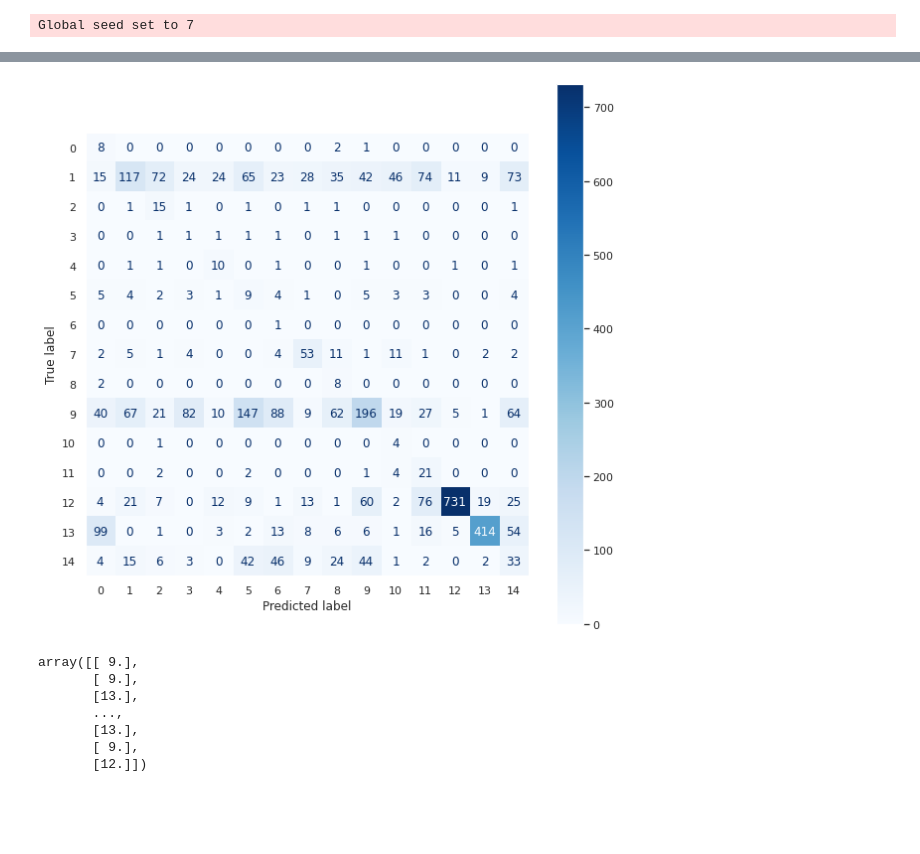
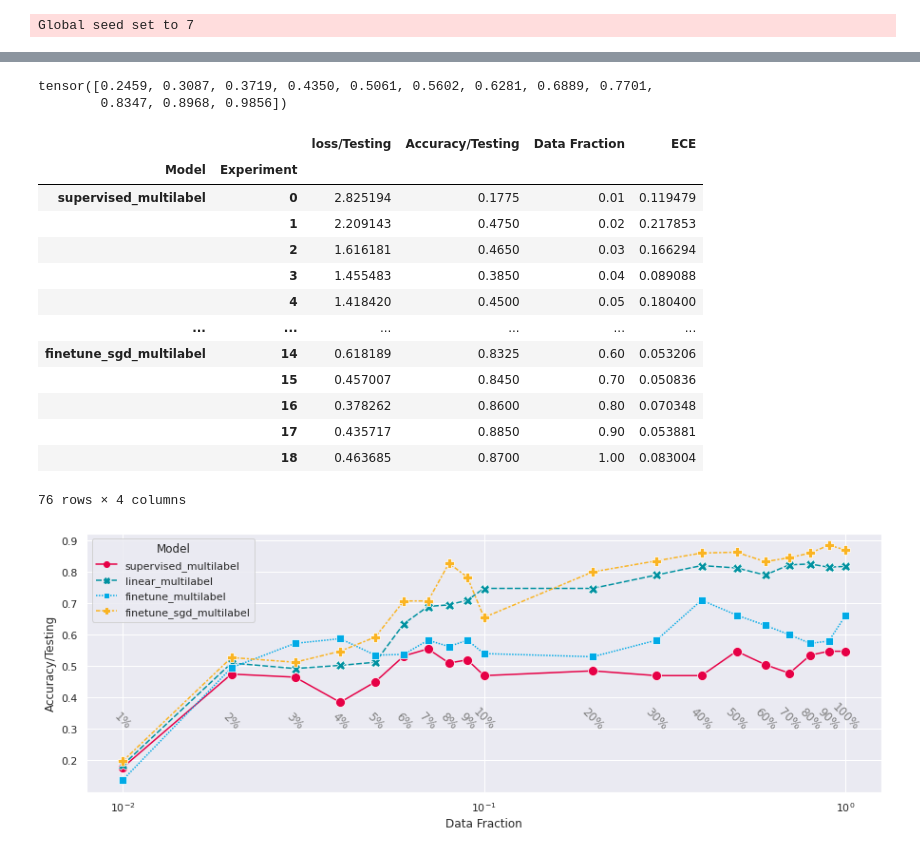
Before and after one commit to m-dml/plankton-classifier, a Jupyter notebook: notebooks/Run_on_test_data.ipynb, the cells around one changed output, grey strips where cells are left out. Cells and saved outputs as stored; diff of their text form; code cells hidden in the pictures; blank space fills up the shorter version.

```diff
--- a/notebooks/Run_on_test_data.ipynb
+++ b/notebooks/Run_on_test_data.ipynb
@@ -124,26 +145,0 @@ ort.get_device()
-# %%
-# init onnx:
-for ONNX_FILE in onnx_files:
-    options = ort.SessionOptions()
-    options.inter_op_num_threads = 1
-    options.intra_op_num_threads = 1
-
-    ort_sess = ort.InferenceSession(ONNX_FILE, sess_options=options, providers=["CUDAExecutionProvider"])
-    ort_sess.get_inputs()[0].name
-
-    # make some prediction from the loaded onnx model:
-
-    input_name = ort_sess.get_inputs()[0].name
-    output_name = ort_sess.get_outputs()[0].name
-
-    predicted_probabilities = np.empty(shape=(len(dataloader.dataset), ort_sess.get_outputs()[0].shape[1]))
-    targets = np.empty(shape=(len(dataloader.dataset), 1))
-    predicted_labels = np.empty_like(targets)
-    counter = 0
-    for batch in dataloader:
-        x, y = batch
-        predicted_probabilities[counter : counter + x.shape[0]] = ort_sess.run([output_name], {input_name: x.cpu().numpy()})[0]
-        predicted_labels = scipy.special.softmax(predicted_probabilities, axis=1).argmax(axis=1)
-        targets[counter : counter + x.shape[0]] = y[0]
-        counter += x.shape[0]
-    print(sklearn.metrics.accuracy_score(y_true=targets, y_pred=predicted_labels))
@@ -168,18 +257,36 @@ for ONNX_FILE in onnx_files:
+# %%
+confidences
+# %% [output]
+tensor([0.2459, 0.3087, 0.3719, 0.4350, 0.5061, 0.5602, 0.6281, 0.6889, 0.7701,
+        0.8347, 0.8968, 0.9856])
 # %%
-cm = sklearn.metrics.confusion_matrix(y_true=targets, y_pred=predicted_labels)
-fig, ax = plt.subplots(figsize=(10,10))
-disp = sklearn.metrics.ConfusionMatrixDisplay(confusion_matrix=cm)
-disp.plot(ax=ax, cmap="Blues")
-ax.grid(False)
+reform = {(outerKey, innerKey): values for outerKey, innerDict in return_metrics.items() for innerKey, values in innerDict.items()}
+multi_label_df = pd.DataFrame.from_dict(reform).T
+multi_label_df.index.names = ("Model", "Experiment")
+multi_label_df
 # %% [output]
-[figure, removed]
+|  |  | loss/Testing | Accuracy/Testing | Data Fraction | ECE |
+| Model | Experiment |  |  |  |  |
+| supervised_multilabel | 0 | 2.825194 | 0.1775 | 0.01 | 0.119479 |
+|  | 1 | 2.209143 | 0.4750 | 0.02 | 0.217853 |
+|  | 2 | 1.616181 | 0.4650 | 0.03 | 0.166294 |
+|  | 3 | 1.455483 | 0.3850 | 0.04 | 0.089088 |
+|  | 4 | 1.418420 | 0.4500 | 0.05 | 0.180400 |
+| ... | ... | ... | ... | ... | ... |
+| finetune_sgd_multilabel | 14 | 0.618189 | 0.8325 | 0.60 | 0.053206 |
+|  | 15 | 0.457007 | 0.8450 | 0.70 | 0.050836 |
+|  | 16 | 0.378262 | 0.8600 | 0.80 | 0.070348 |
+|  | 17 | 0.435717 | 0.8850 | 0.90 | 0.053881 |
+|  | 18 | 0.463685 | 0.8700 | 1.00 | 0.083004 |
+76 rows × 4 columns
 # %%
-targets
+fig, ax = plt.subplots(figsize=(15,5))
+sns.lineplot(x="Data Fraction", y="Accuracy/Testing", hue="Model", style="Model", data=multi_label_df, ax=ax, palette=hereon_color_array,  markers=True, markersize=10,)
+
+for item in data_splits_per_experiment:
+    ax.text(item,0.3,f'{item * 100:.0f}%',color="grey", horizontalalignment="center", rotation=-45)
+
+ax.set_xscale("log")
+plt.savefig("Accuracies_Testing_Multilabel.png", dpi=300)
 # %% [output]
-array([[ 9.],
-       [ 9.],
-       [13.],
-       ...,
-       [13.],
-       [ 9.],
-       [12.]])
+[figure, added]
```
Also changed, not shown: parts of 16 cells of this notebook, 1 other file.
